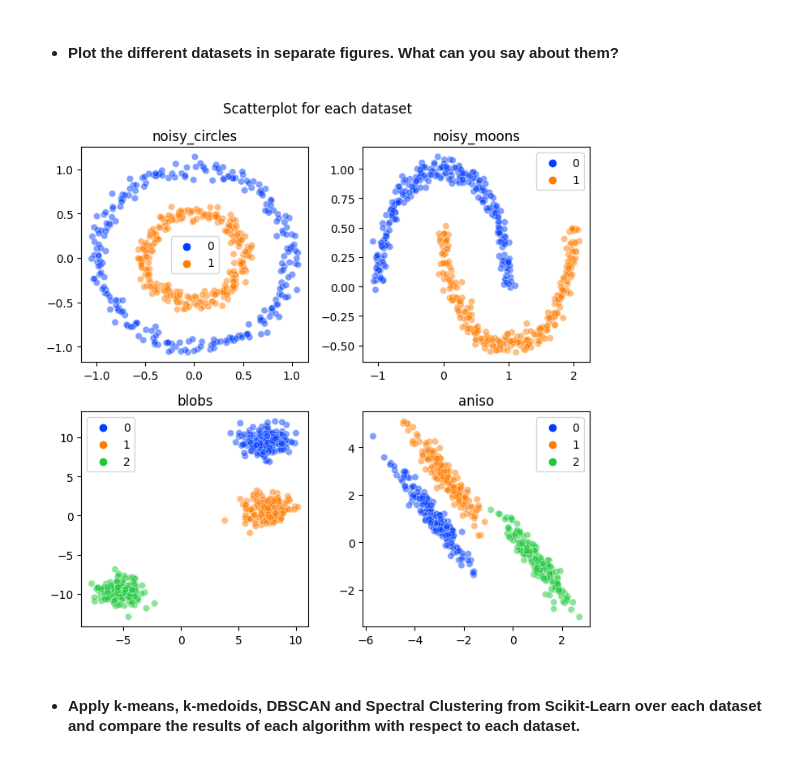
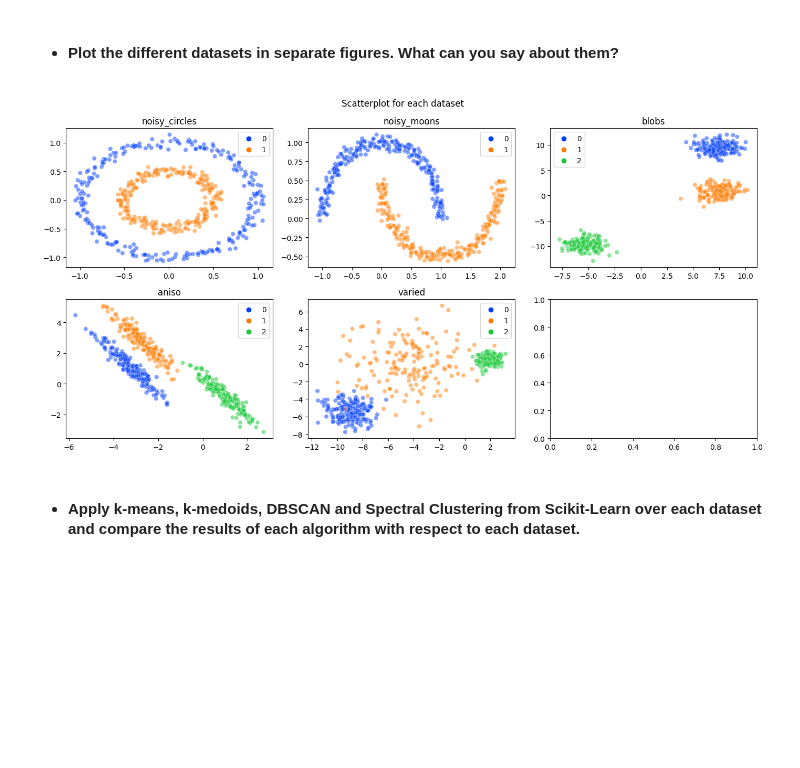
Before and after one commit to jolual2747/unsupervised_learning_workshop2, a Jupyter notebook: workshop_development.ipynb, the cells around one changed output. Drawn from its saved outputs; the diff is of its cells as text; code cells hidden in the pictures; blank space fills up the shorter version.

Commit message:
plots created

```diff
--- a/workshop_development.ipynb
+++ b/workshop_development.ipynb
@@ -112,22 +114,25 @@ n_samples=n_samples, cluster_std=[1.0, 2.5, 0.5], random_state=random_state
 # %% [markdown]
 - #### Plot the different datasets in separate figures. What can you say about them?
 # %%
-fig, axes = plt.subplots(2,2, figsize= (7,7))
-datasets_names = ['noisy_circles', 'noisy_moons', 'blobs', 'aniso']
-datasets = [noisy_circles, noisy_moons, blobs, aniso]
+fig, axes = plt.subplots(2,3, figsize= (14,7))
+datasets_names = ['noisy_circles', 'noisy_moons', 'blobs', 'aniso', 'varied']
+datasets = [noisy_circles, noisy_moons, blobs, aniso, varied]
 fig.suptitle('Scatterplot for each dataset')
 
 i = 0
 for row in range(2):
-    for col in range(2):
-        axes[row,col].set_title(datasets_names[i])
-        sns.scatterplot(x = datasets[i][0][:,0], y = datasets[i][0][:,1], hue = datasets[i][1], alpha = 0.5, palette='bright', ax = axes[row,col])
-        axes[row,col].legend()
-        i += 1
+    for col in range(3):
+        try:
+            axes[row,col].set_title(datasets_names[i])
+            sns.scatterplot(x = datasets[i][0][:,0], y = datasets[i][0][:,1], hue = datasets[i][1], alpha = 0.5, palette='bright', ax = axes[row,col])
+            axes[row,col].legend()
+            i += 1
+        except:
+            pass
     plt.tight_layout()
 plt.show()
 # %% [output]
-[figure, old version]
+[figure, new version]
 # %% [markdown]
 - #### Apply k-means, k-medoids, DBSCAN and Spectral Clustering from Scikit-Learn over each dataset and compare the results of each algorithm with respect to each dataset.
 # %%
```
Also changed, not shown: parts of 5 cells of this notebook.
